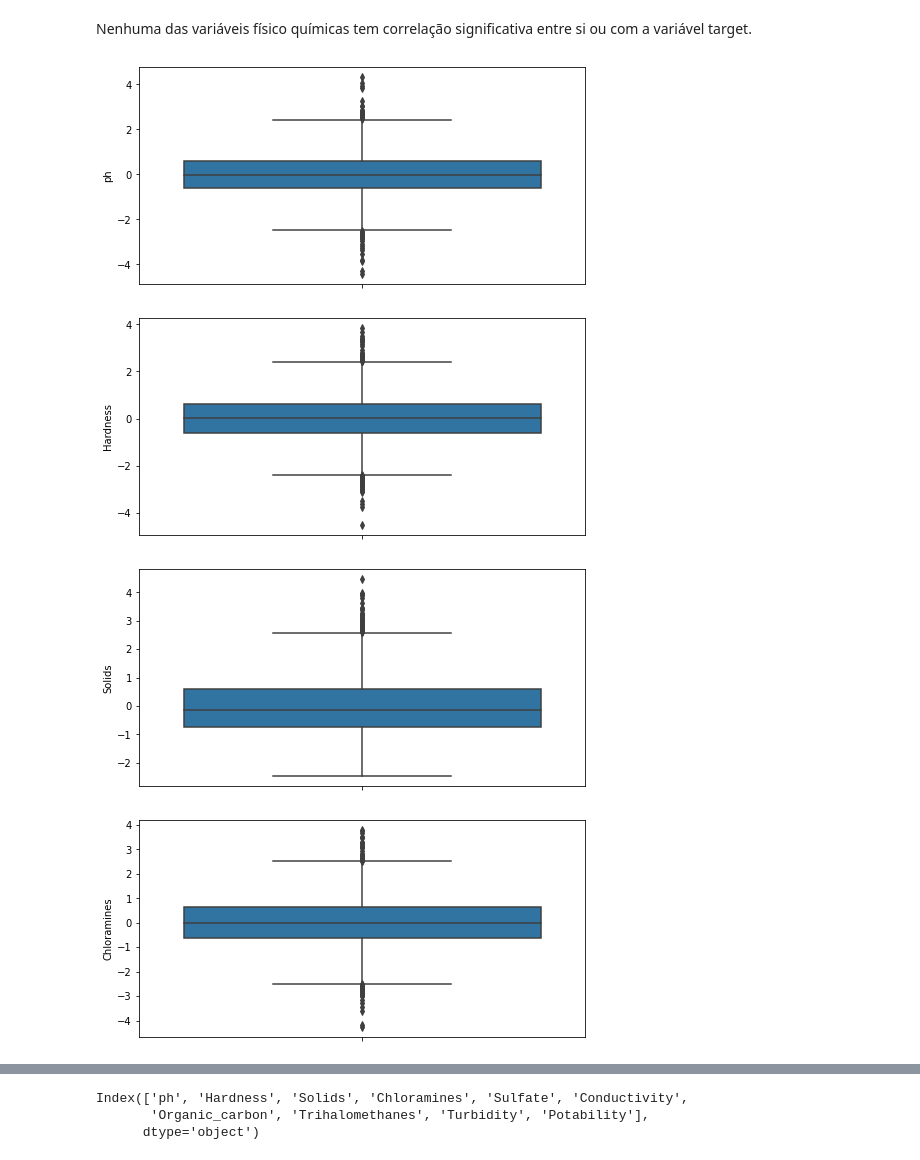
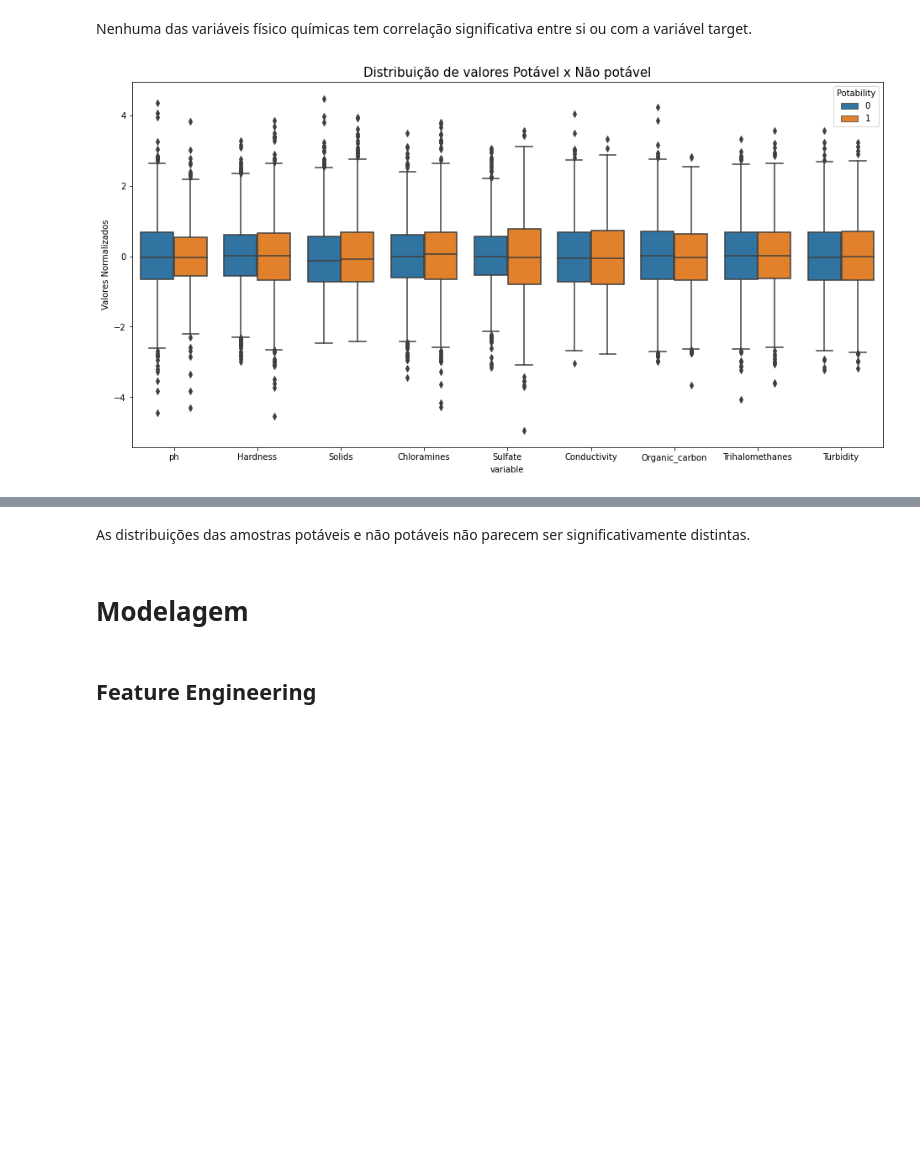
Before and after one commit to GabrielG16/Potabilidade, a Jupyter notebook: potability.ipynb, the cells around one changed output, grey strips where cells are left out. Cells and saved outputs as stored; diff of their text form; code cells hidden in the pictures; blank space fills up the shorter version.

Commit message:
Inicio Modelagem

```diff
--- a/potability.ipynb
+++ b/potability.ipynb
@@ -123,11 +204,10 @@ transf = scl.fit_transform(X=water.drop('Potability', axis = 1))
 water1 = pd.DataFrame(transf, columns = water.drop('Potability',axis=1).columns)
 water1 = water1.assign(Potability = water.Potability)
 # %%
-for col in water1.columns:
-    plt.figure(figsize = (8,4))
-    sns.boxplot(data = water1, y=col)
+plt.figure(figsize = (16,8))
+sns.boxplot(data = water1.melt(id_vars = 'Potability'), x='variable', y='value', hue = 'Potability')
+plt.title('Distribuição de valores Potável x Não potável', fontsize=15)
+plt.ylabel('Valores Normalizados')
+plt.show()
 # %% [output]
-[figure, old version]
+[figure, new version]
-[figure, removed]
-[figure, removed]
-[figure, removed]
@@ -140,6 +214,6 @@ for col in water1.columns:
-# %%
-water1.columns
-# %% [output]
-Index(['ph', 'Hardness', 'Solids', 'Chloramines', 'Sulfate', 'Conductivity',
-       'Organic_carbon', 'Trihalomethanes', 'Turbidity', 'Potability'],
-      dtype='object')
+# %% [markdown]
+As distribuições das amostras potáveis e não potáveis não parecem ser significativamente distintas.
+# %% [markdown]
+# Modelagem
+# %% [markdown]
+## Feature Engineering
```
Also changed, not shown: parts of 11 cells of this notebook.
